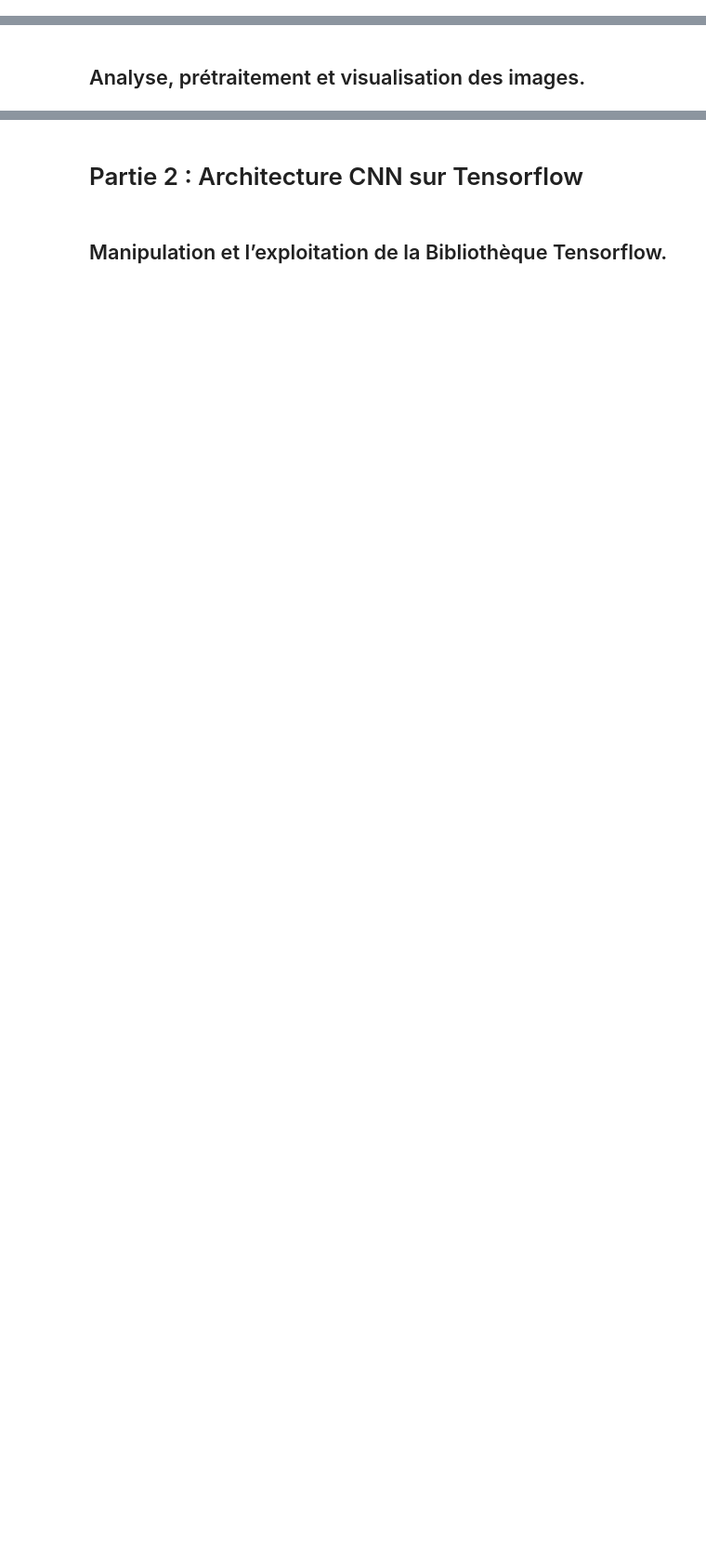
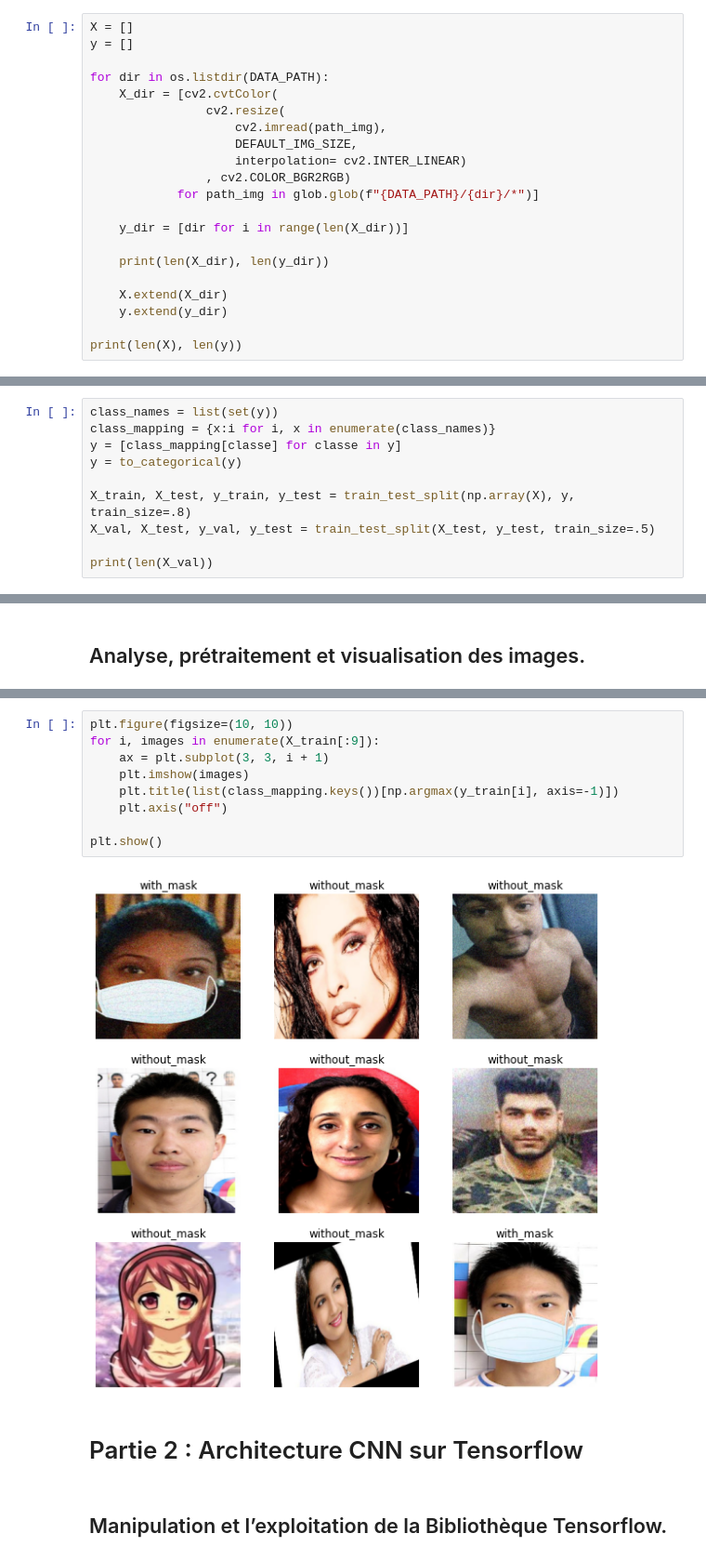
Before and after one commit to Gwenn-LR/MaskDetection, a Jupyter notebook: MaskDetection.ipynb, the cells around one changed output, grey strips where cells are left out. Shown at 93% size. Drawn from its saved outputs; the diff is of its cells as text; blank space fills up the shorter version.

```diff
--- a/MaskDetection.ipynb
+++ b/MaskDetection.ipynb
@@ -2,3 +28,24 @@
 # Partie 1 : Base de données, Analyse et Préparation
 # %% [markdown]
 ## Manipulation des images.
+# %%
+X = []
+y = []
+
+for dir in os.listdir(DATA_PATH):
+    X_dir = [cv2.cvtColor(
+                cv2.resize(
+                    cv2.imread(path_img),
+                    DEFAULT_IMG_SIZE,
+                    interpolation= cv2.INTER_LINEAR)
+                , cv2.COLOR_BGR2RGB)
+            for path_img in glob.glob(f"{DATA_PATH}/{dir}/*")]
+
+    y_dir = [dir for i in range(len(X_dir))]
+
+    print(len(X_dir), len(y_dir))
+
+    X.extend(X_dir)
+    y.extend(y_dir)
+
+print(len(X), len(y))
@@ -4,0 +56,10 @@
+# %%
+class_names = list(set(y))
+class_mapping = {x:i for i, x in enumerate(class_names)}
+y = [class_mapping[classe] for classe in y]
+y = to_categorical(y)
+
+X_train, X_test, y_train, y_test = train_test_split(np.array(X), y, train_size=.8)
+X_val, X_test, y_val, y_test = train_test_split(X_test, y_test, train_size=.5)
+
+print(len(X_val))
@@ -28 +71,12 @@ Résolution :
+# %%
+plt.figure(figsize=(10, 10))
+for i, images in enumerate(X_train[:9]):
+    ax = plt.subplot(3, 3, i + 1)
+    plt.imshow(images)
+    plt.title(list(class_mapping.keys())[np.argmax(y_train[i], axis=-1)])
+    plt.axis("off")
+
+plt.show()
+# %% [output]
+[figure, added]
 # %% [markdown]
```
Also changed, not shown: parts of 15 cells of this notebook, 5 other files.
